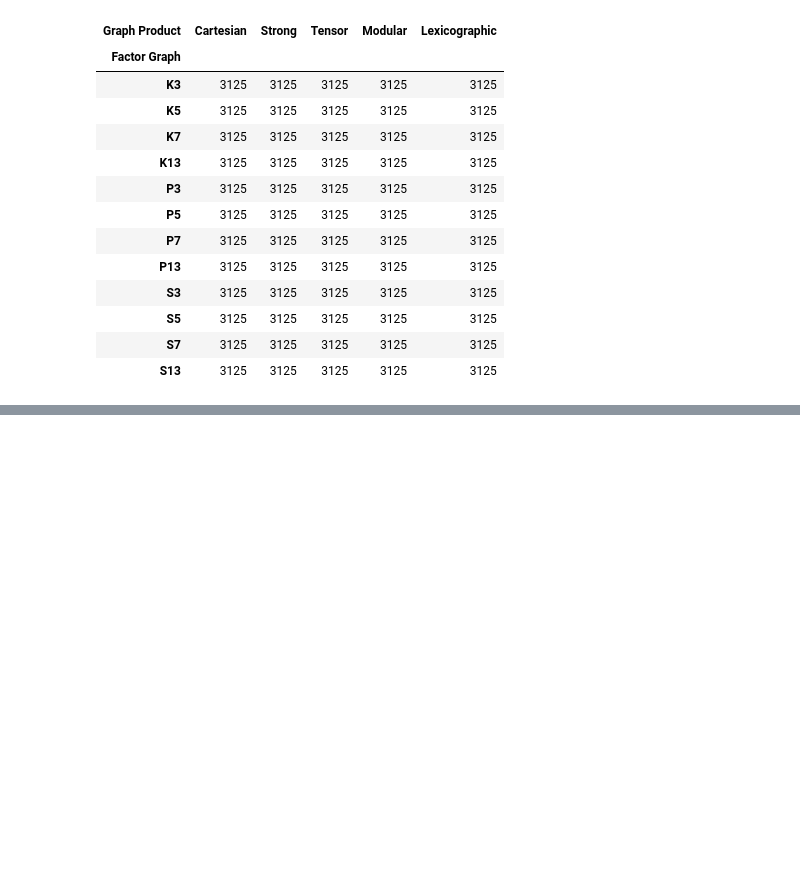
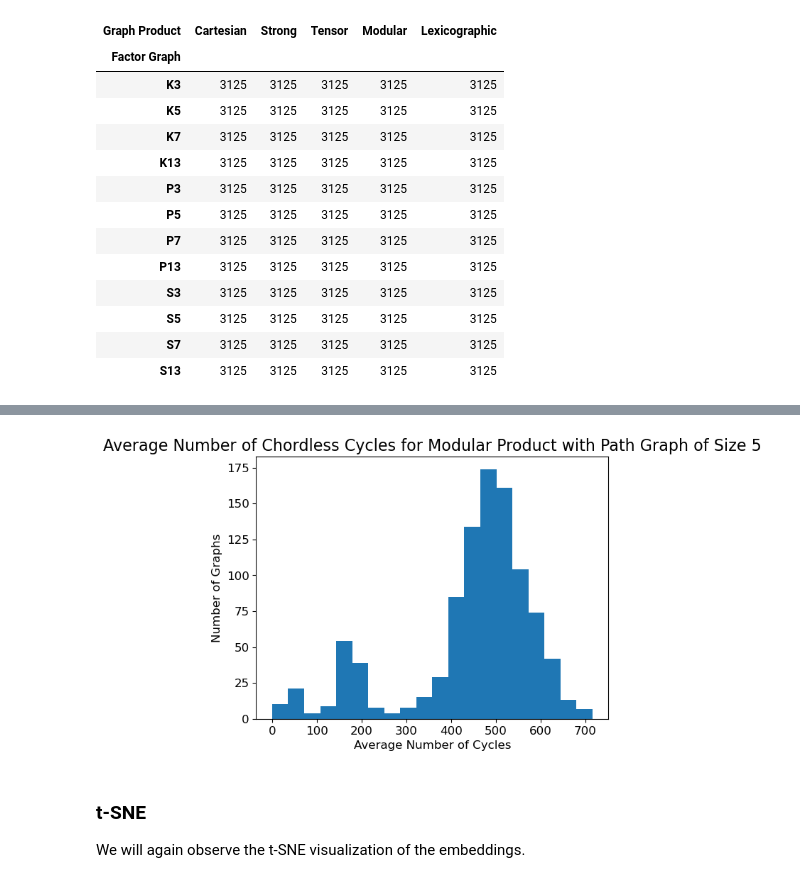
Before and after one commit to max-seeli/graph-gumbo, a Jupyter notebook: simple_product_embedding.ipynb, the cells around one changed output, grey strips where cells are left out. Saved outputs shown, nothing was run; the diff lists cells and outputs as text; code cells hidden in the pictures; blank space fills up the shorter version.

```diff
--- a/simple_product_embedding.ipynb
+++ b/simple_product_embedding.ipynb
@@ -537,0 +641,15 @@ ds_product_results.map(lambda x: x[0])
+# %%
+chord_avg_cycles_per_graph = chord_modular_path_5.mean(axis=1)
+
+plt.hist(chord_avg_cycles_per_graph, bins=20)
+plt.xlabel("Average Number of Cycles", fontsize=12)
+plt.ylabel("Number of Graphs", fontsize=12)
+plt.tick_params(axis='both', which='major', labelsize=12)
+plt.title("Average Number of Chordless Cycles for Modular Product with Path Graph of Size 5", fontsize=16)
+save_pdf(plt, 'chordless_cycle_hist')
+plt.show()
+# %% [output]
+[figure, added]
+# %% [markdown]
+### t-SNE
+We will again observe the t-SNE visualization of the embeddings.
```
Also changed, not shown: parts of 29 cells of this notebook, 15 other files.
